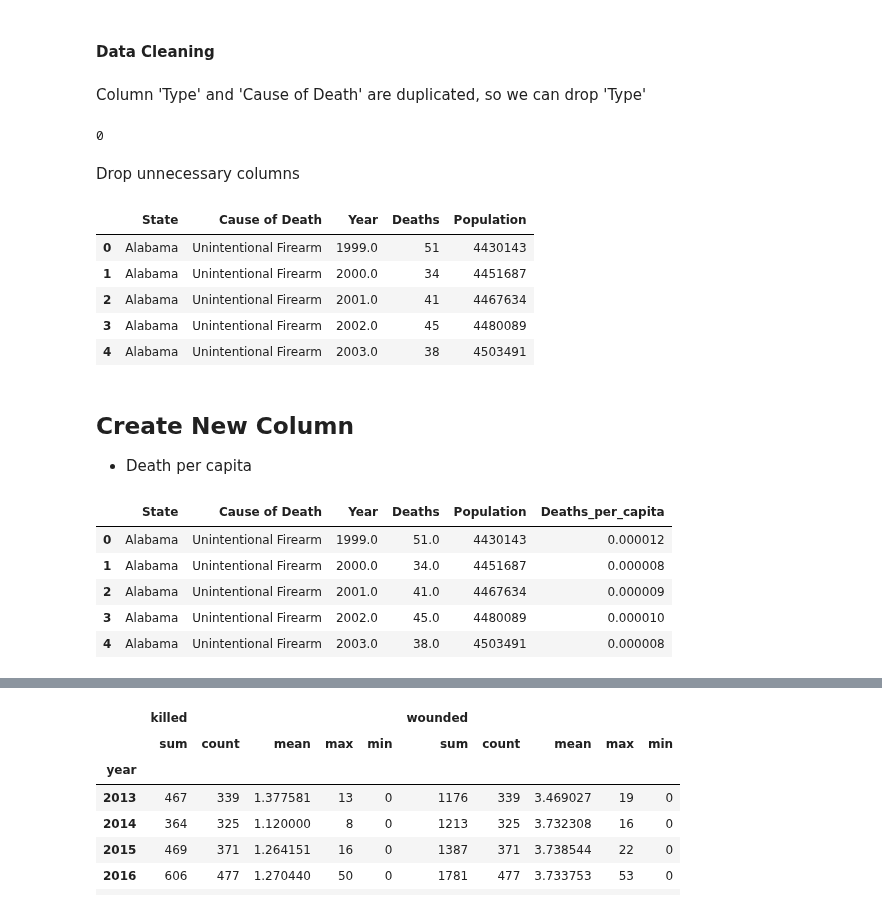
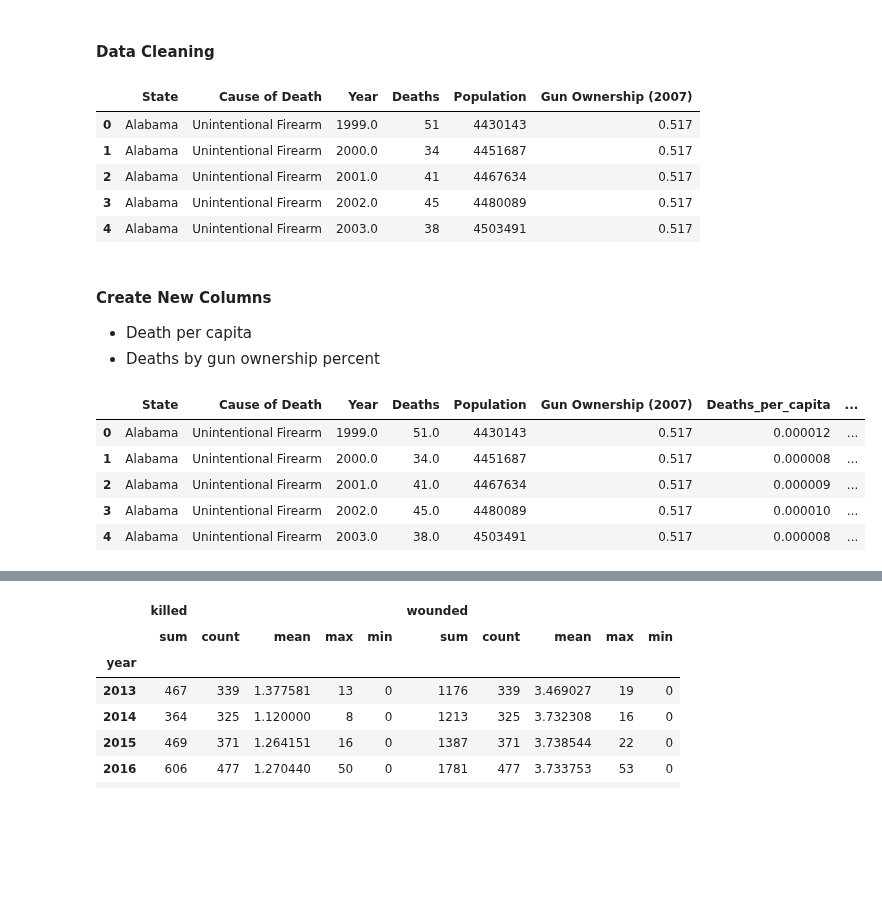
Before and after one commit to mayjai/US-Gun-Exploration-Visualization, a Jupyter notebook: US_Gun_Exploration.ipynb, the cells around one changed output, grey strips where cells are left out. Cells and saved outputs as stored; diff of their text form; code cells hidden in the pictures; blank space fills up the shorter version.

```diff
--- a/US_Gun_Exploration.ipynb
+++ b/US_Gun_Exploration.ipynb
@@ -227,26 +235,23 @@ df_state.loc[df_state['Cause_of_death_cp']== 'Homicide/Legal Intervention Firear
-# %% [markdown]
-Column 'Type' and 'Cause of Death' are duplicated, so we can drop 'Type'
-# %%
-(df_state['Type'] != df_state['Cause_of_death_cp']).sum()
-# %% [output]
-0
-# %% [markdown]
-Drop unnecessary columns
 # %%
-df_state.drop(['Type','Sex','Race','Ethnicity','Age Group','First Year','Last Year','Crude Rate',\
-               'Age-Adjusted Rate','Cause_of_death_cp'],axis = 1, inplace = True)
+# Drop unneccesary columns
+
+df_state.drop(['Sex','Race','Ethnicity','Age Group','First Year','Last Year','Crude Rate',\
+               'Age-Adjusted Rate'],axis = 1, inplace = True)
+# %%
+df_state_tot = df_state.merge(df_st_owner, on = "State")
 # %%
-df_state.head()
+df_state_tot.head()
 # %% [output]
-|  | State | Cause of Death | Year | Deaths | Population |
-| 0 | Alabama | Unintentional Firearm | 1999.0 | 51 | 4430143 |
-| 1 | Alabama | Unintentional Firearm | 2000.0 | 34 | 4451687 |
-| 2 | Alabama | Unintentional Firearm | 2001.0 | 41 | 4467634 |
-| 3 | Alabama | Unintentional Firearm | 2002.0 | 45 | 4480089 |
-| 4 | Alabama | Unintentional Firearm | 2003.0 | 38 | 4503491 |
+|  | State | Cause of Death | Year | Deaths | Population | Gun Ownership (2007) |
+| 0 | Alabama | Unintentional Firearm | 1999.0 | 51 | 4430143 | 0.517 |
+| 1 | Alabama | Unintentional Firearm | 2000.0 | 34 | 4451687 | 0.517 |
+| 2 | Alabama | Unintentional Firearm | 2001.0 | 41 | 4467634 | 0.517 |
+| 3 | Alabama | Unintentional Firearm | 2002.0 | 45 | 4480089 | 0.517 |
+| 4 | Alabama | Unintentional Firearm | 2003.0 | 38 | 4503491 | 0.517 |
 # %% [markdown]
-## Create New Column
+#### Create New Columns
 * Death per capita
+* Deaths by gun ownership percent
 # %%
-# Change 'Deaths' from string to float for calculation
-df_state['Deaths'] = pd.to_numeric(df_state['Deaths'], errors='coerce')
+# Change 'Deaths' to float for calculation
+df_state_tot['Deaths'] = pd.to_numeric(df_state['Deaths'], errors='coerce')
@@ -255,9 +258,12 @@ df_state['Deaths_per_capita'] = df_state['Deaths']/df_state['Population']
+# %%
+df_state_tot['Deaths_per_capita'] = df_state_tot['Deaths']/df_state_tot['Population']
+df_state_tot['Deaths_x_guns'] = df_state_tot['Deaths']*df_state_tot['Gun Ownership (2007)']
 # %%
-df_state.head()
+df_state_tot.head()
 # %% [output]
-|  | State | Cause of Death | Year | Deaths | Population | Deaths_per_capita |
-| 0 | Alabama | Unintentional Firearm | 1999.0 | 51.0 | 4430143 | 0.000012 |
-| 1 | Alabama | Unintentional Firearm | 2000.0 | 34.0 | 4451687 | 0.000008 |
-| 2 | Alabama | Unintentional Firearm | 2001.0 | 41.0 | 4467634 | 0.000009 |
-| 3 | Alabama | Unintentional Firearm | 2002.0 | 45.0 | 4480089 | 0.000010 |
-| 4 | Alabama | Unintentional Firearm | 2003.0 | 38.0 | 4503491 | 0.000008 |
+|  | State | Cause of Death | Year | Deaths | Population | Gun Ownership (2007) | Deaths_per_capita | ... |
+| 0 | Alabama | Unintentional Firearm | 1999.0 | 51.0 | 4430143 | 0.517 | 0.000012 | ... |
+| 1 | Alabama | Unintentional Firearm | 2000.0 | 34.0 | 4451687 | 0.517 | 0.000008 | ... |
+| 2 | Alabama | Unintentional Firearm | 2001.0 | 41.0 | 4467634 | 0.517 | 0.000009 | ... |
+| 3 | Alabama | Unintentional Firearm | 2002.0 | 45.0 | 4480089 | 0.517 | 0.000010 | ... |
+| 4 | Alabama | Unintentional Firearm | 2003.0 | 38.0 | 4503491 | 0.517 | 0.000008 | ... |
```
Also changed, not shown: parts of 38 cells of this notebook.
